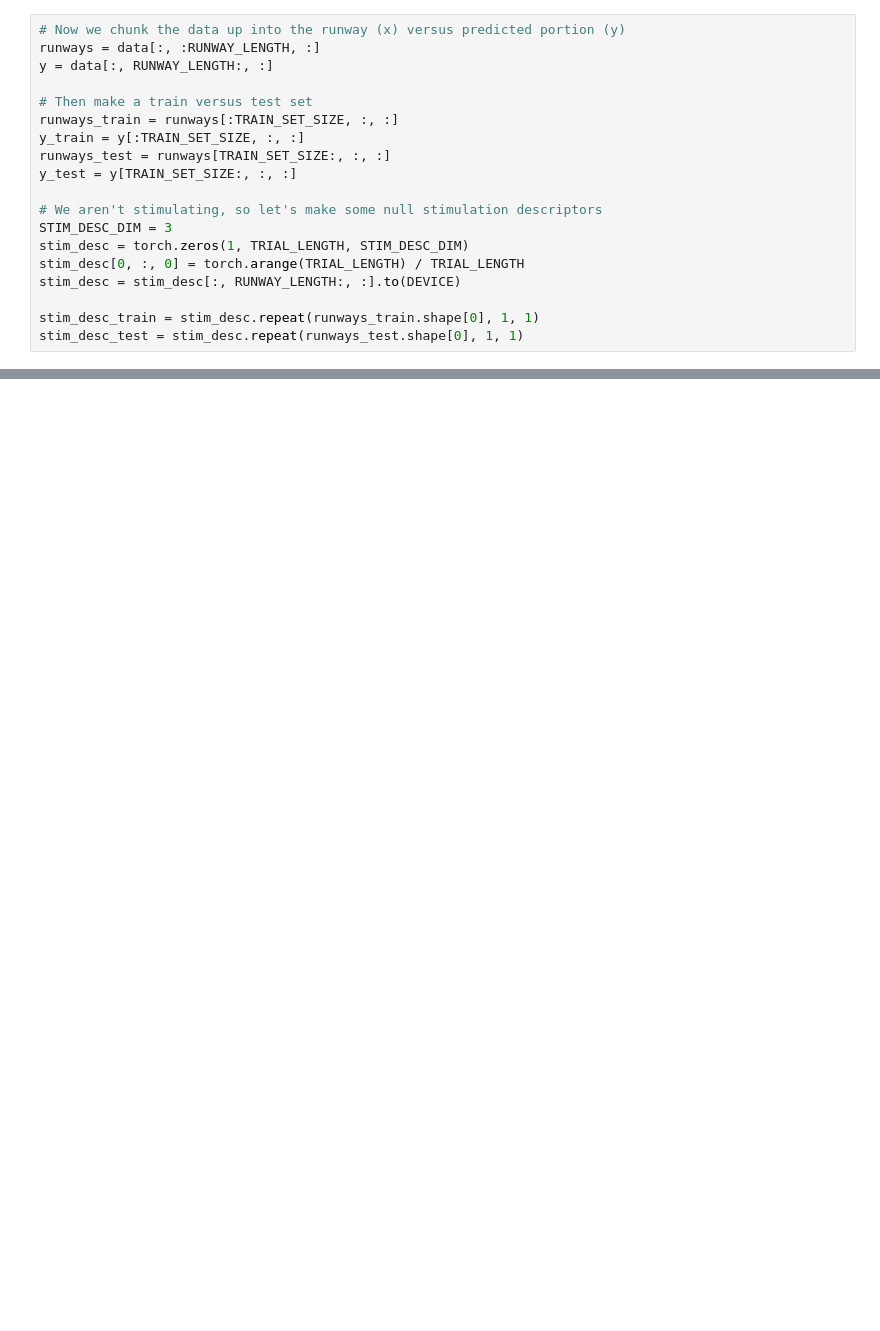
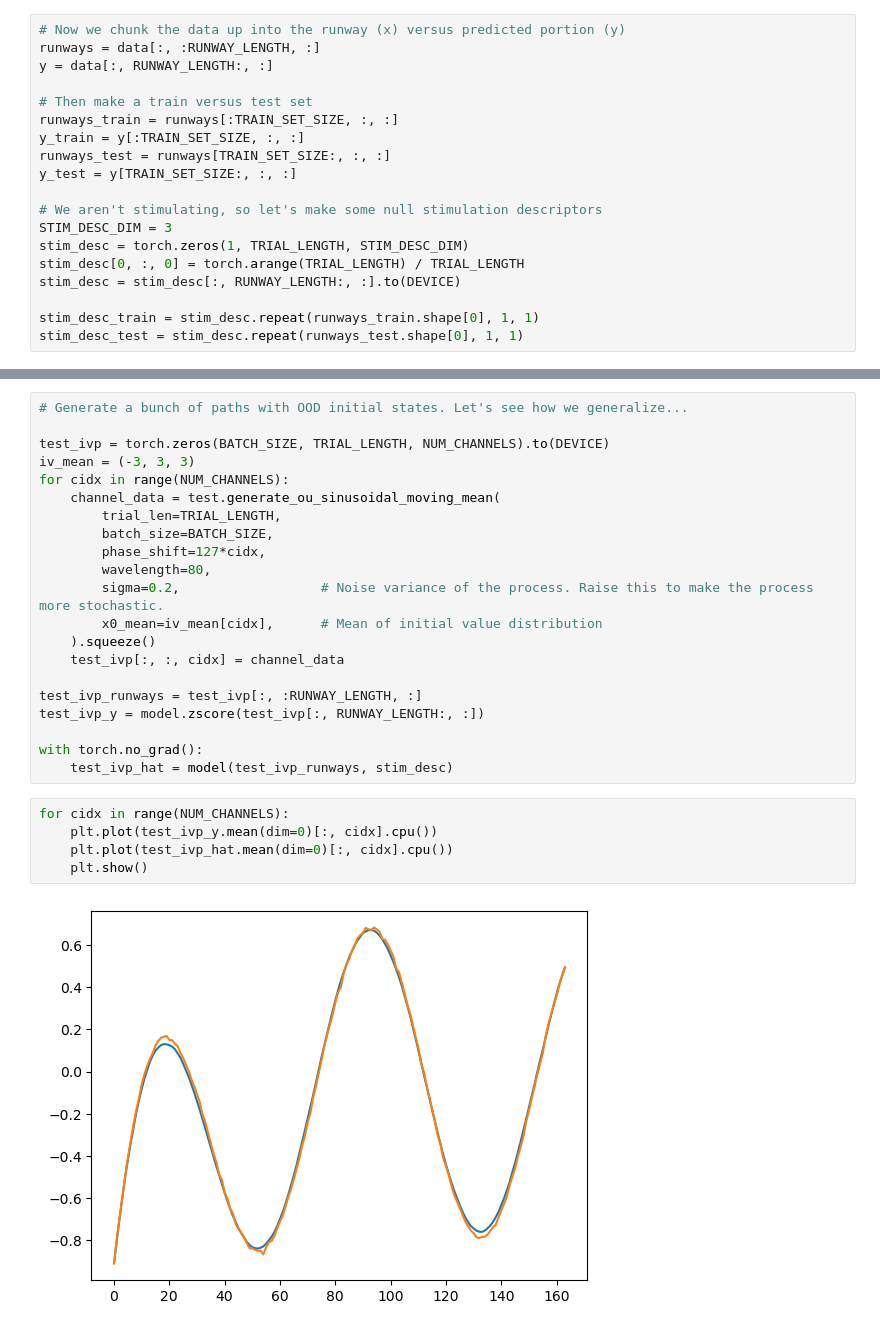
Before and after one commit to mmattb/py-tbfm, a Jupyter notebook: TBFM Demo.ipynb, the cells around one changed output, grey strips where cells are left out. Drawn from its saved outputs; the diff is of its cells as text; blank space fills up the shorter version.

```diff
--- a/TBFM Demo.ipynb
+++ b/TBFM Demo.ipynb
@@ -171,0 +172,28 @@ for _ in range(3):
+# %%
+# Generate a bunch of paths with OOD initial states. Let's see how we generalize...
+
+test_ivp = torch.zeros(BATCH_SIZE, TRIAL_LENGTH, NUM_CHANNELS).to(DEVICE)
+iv_mean = (-3, 3, 3)
+for cidx in range(NUM_CHANNELS):
+    channel_data = test.generate_ou_sinusoidal_moving_mean(
+        trial_len=TRIAL_LENGTH,
+        batch_size=BATCH_SIZE,
+        phase_shift=127*cidx,
+        wavelength=80,
+        sigma=0.2,                  # Noise variance of the process. Raise this to make the process more stochastic.
+        x0_mean=iv_mean[cidx],      # Mean of initial value distribution
+    ).squeeze()
+    test_ivp[:, :, cidx] = channel_data
+
+test_ivp_runways = test_ivp[:, :RUNWAY_LENGTH, :]
+test_ivp_y = model.zscore(test_ivp[:, RUNWAY_LENGTH:, :])
+
+with torch.no_grad():
+    test_ivp_hat = model(test_ivp_runways, stim_desc)
+# %%
+for cidx in range(NUM_CHANNELS):
+    plt.plot(test_ivp_y.mean(dim=0)[:, cidx].cpu())
+    plt.plot(test_ivp_hat.mean(dim=0)[:, cidx].cpu())
+    plt.show()
+# %% [output]
+[figure, added]
```
Also changed, not shown: parts of 9 cells of this notebook, 1 other file.
